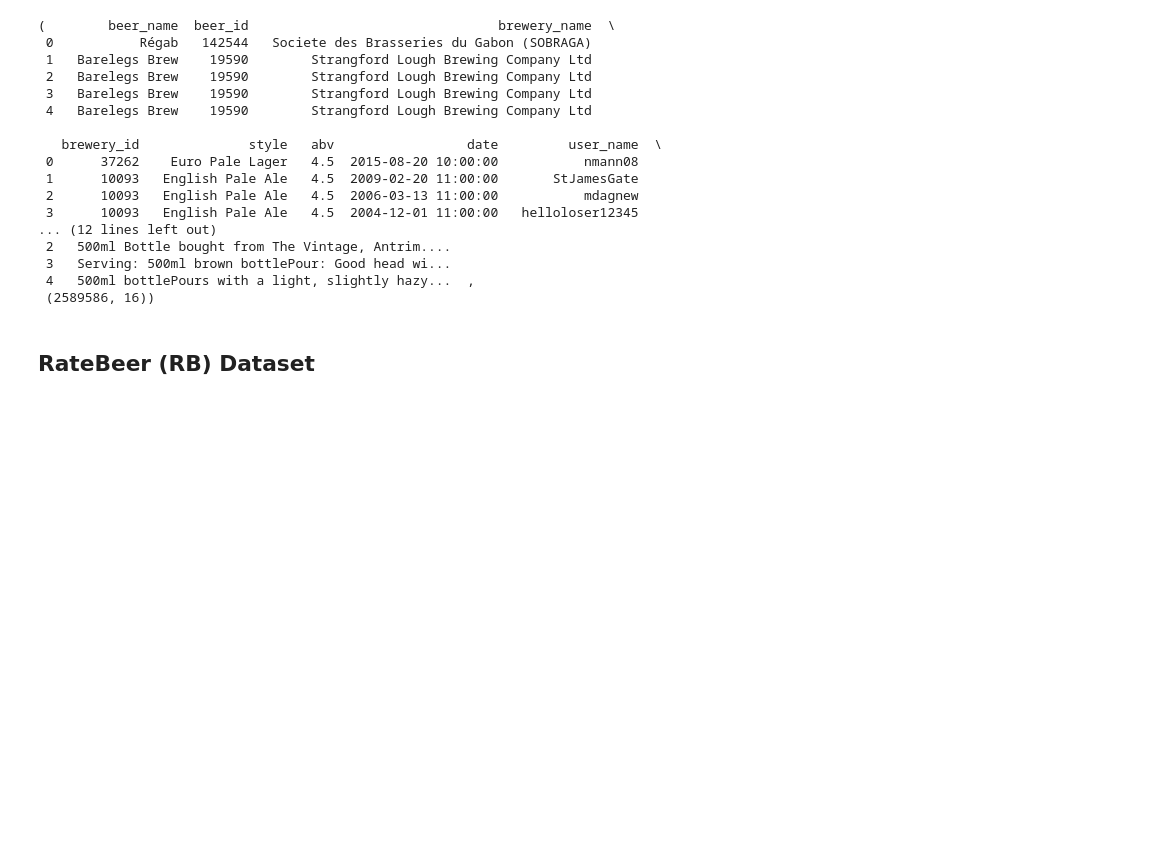
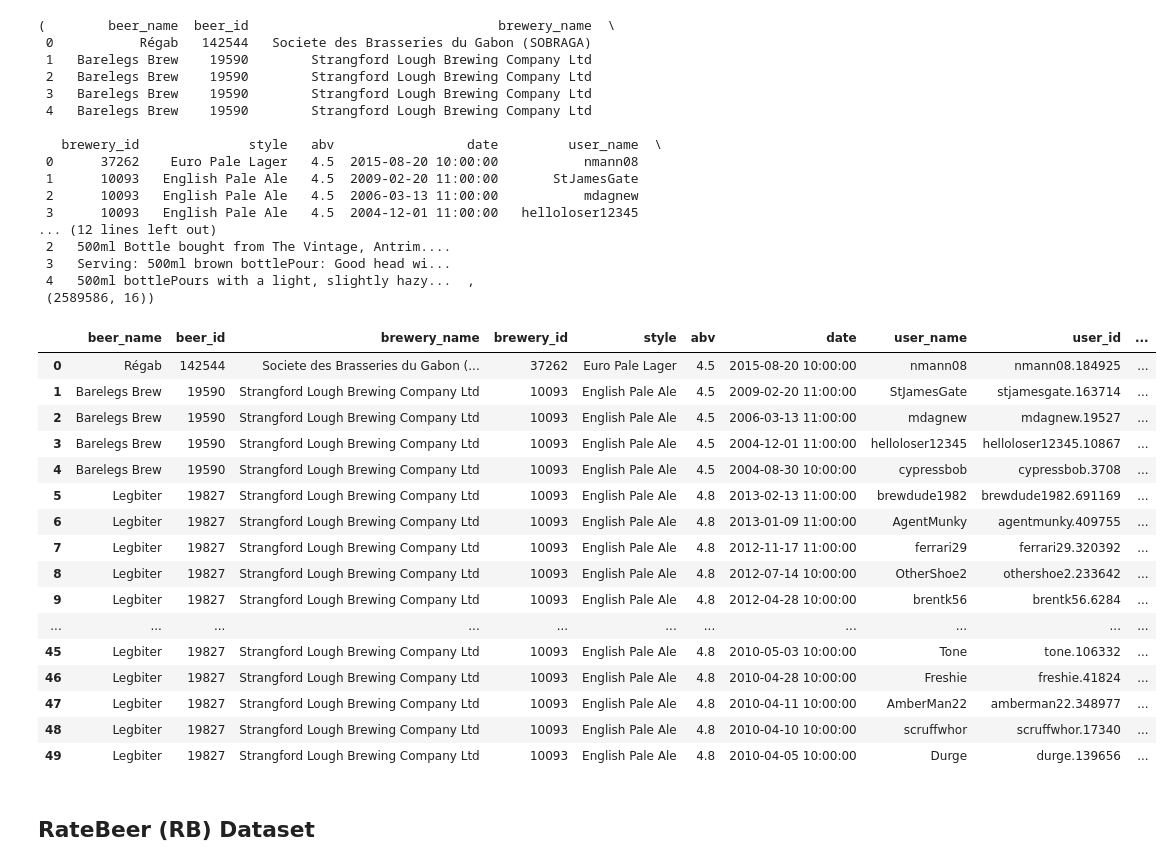
Before and after one commit to epfl-ada/ada-2023-project-adarescueteam, a Jupyter notebook: code/EDA_P1.ipynb, the cells around one changed output. Drawn from its saved outputs; the diff is of its cells as text; code cells hidden in the pictures; blank space fills up the shorter version.

Commit message:
read in the ratings and review csv

```diff
--- a/code/EDA_P1.ipynb
+++ b/code/EDA_P1.ipynb
@@ -271,3 +302,25 @@ BA_reviews.head(), BA_reviews.shape
+# %%
+# read back in the csv file
+BA_reviews = pd.read_csv(os.path.join(DATA_BeerAdvocate, "BA_reviews.csv"), header=0)
+BA_reviews.head(5)
+# %% [output]
+|  | beer_name | beer_id | brewery_name | brewery_id | style | abv | date | user_name | user_id | ... |
+| 0 | Régab | 142544 | Societe des Brasseries du Gabon (... | 37262 | Euro Pale Lager | 4.5 | 2015-08-20 10:00:00 | nmann08 | nmann08.184925 | ... |
+| 1 | Barelegs Brew | 19590 | Strangford Lough Brewing Company Ltd | 10093 | English Pale Ale | 4.5 | 2009-02-20 11:00:00 | StJamesGate | stjamesgate.163714 | ... |
+| 2 | Barelegs Brew | 19590 | Strangford Lough Brewing Company Ltd | 10093 | English Pale Ale | 4.5 | 2006-03-13 11:00:00 | mdagnew | mdagnew.19527 | ... |
+| 3 | Barelegs Brew | 19590 | Strangford Lough Brewing Company Ltd | 10093 | English Pale Ale | 4.5 | 2004-12-01 11:00:00 | helloloser12345 | helloloser12345.10867 | ... |
+| 4 | Barelegs Brew | 19590 | Strangford Lough Brewing Company Ltd | 10093 | English Pale Ale | 4.5 | 2004-08-30 10:00:00 | cypressbob | cypressbob.3708 | ... |
+| 5 | Legbiter | 19827 | Strangford Lough Brewing Company Ltd | 10093 | English Pale Ale | 4.8 | 2013-02-13 11:00:00 | brewdude1982 | brewdude1982.691169 | ... |
+| 6 | Legbiter | 19827 | Strangford Lough Brewing Company Ltd | 10093 | English Pale Ale | 4.8 | 2013-01-09 11:00:00 | AgentMunky | agentmunky.409755 | ... |
+| 7 | Legbiter | 19827 | Strangford Lough Brewing Company Ltd | 10093 | English Pale Ale | 4.8 | 2012-11-17 11:00:00 | ferrari29 | ferrari29.320392 | ... |
+| 8 | Legbiter | 19827 | Strangford Lough Brewing Company Ltd | 10093 | English Pale Ale | 4.8 | 2012-07-14 10:00:00 | OtherShoe2 | othershoe2.233642 | ... |
+| 9 | Legbiter | 19827 | Strangford Lough Brewing Company Ltd | 10093 | English Pale Ale | 4.8 | 2012-04-28 10:00:00 | brentk56 | brentk56.6284 | ... |
+| ... | ... | ... | ... | ... | ... | ... | ... | ... | ... | ... |
+| 45 | Legbiter | 19827 | Strangford Lough Brewing Company Ltd | 10093 | English Pale Ale | 4.8 | 2010-05-03 10:00:00 | Tone | tone.106332 | ... |
+| 46 | Legbiter | 19827 | Strangford Lough Brewing Company Ltd | 10093 | English Pale Ale | 4.8 | 2010-04-28 10:00:00 | Freshie | freshie.41824 | ... |
+| 47 | Legbiter | 19827 | Strangford Lough Brewing Company Ltd | 10093 | English Pale Ale | 4.8 | 2010-04-11 10:00:00 | AmberMan22 | amberman22.348977 | ... |
+| 48 | Legbiter | 19827 | Strangford Lough Brewing Company Ltd | 10093 | English Pale Ale | 4.8 | 2010-04-10 10:00:00 | scruffwhor | scruffwhor.17340 | ... |
+| 49 | Legbiter | 19827 | Strangford Lough Brewing Company Ltd | 10093 | English Pale Ale | 4.8 | 2010-04-05 10:00:00 | Durge | durge.139656 | ... |
 # %% [markdown]
 ## RateBeer (RB) Dataset
 # %%
```
Also changed, not shown: parts of 19 cells of this notebook.
